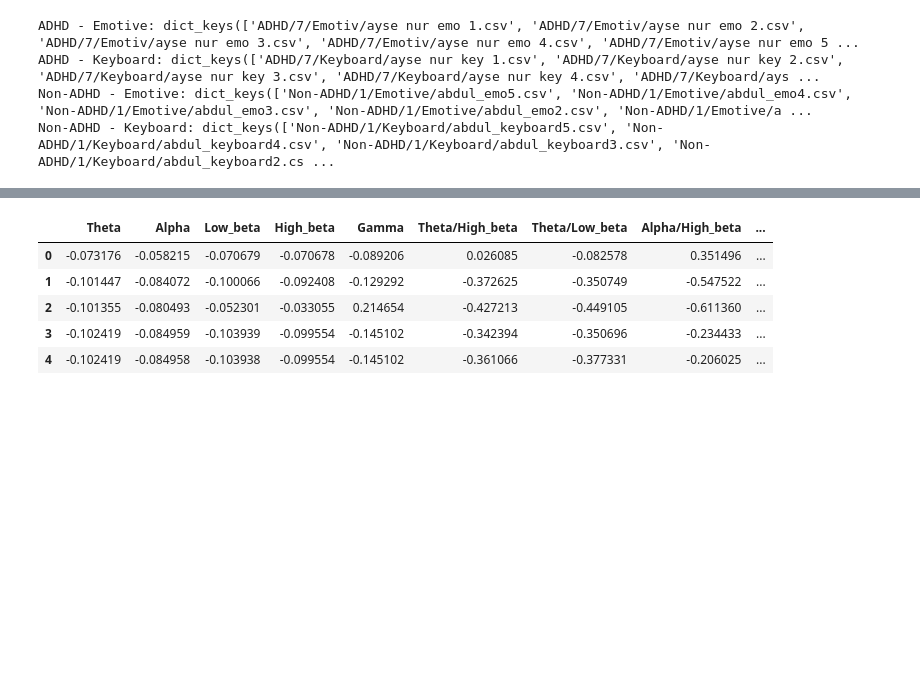
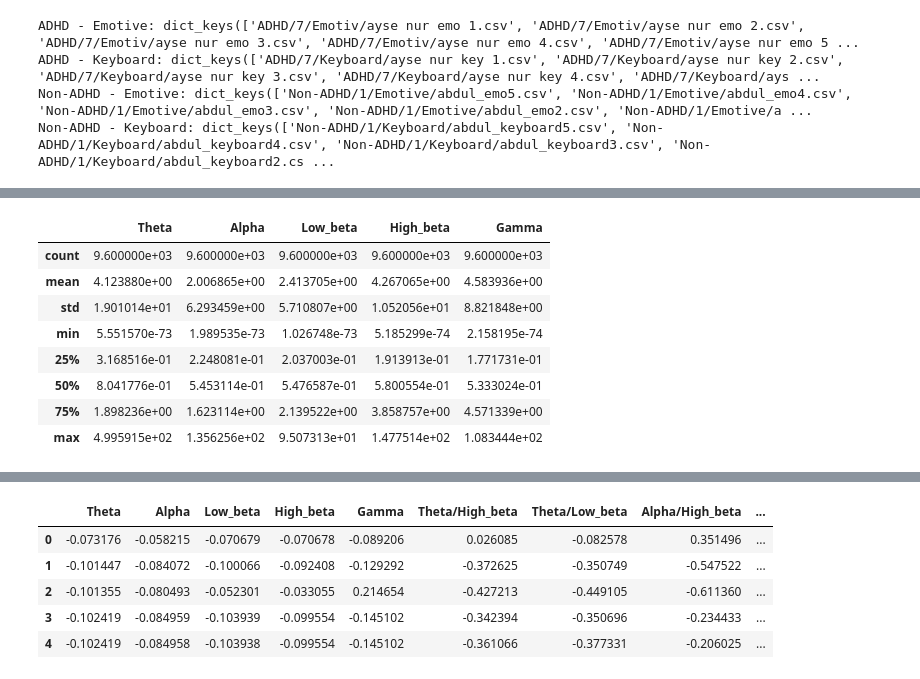
Before and after one commit to franitaa/ADHD-EEG-Game, a Jupyter notebook: ADHD_EEG_Game.ipynb, the cells around one changed output, grey strips where cells are left out. Cells and saved outputs as stored; diff of their text form; code cells hidden in the pictures; blank space fills up the shorter version.

```diff
--- a/ADHD_EEG_Game.ipynb
+++ b/ADHD_EEG_Game.ipynb
@@ -244,0 +236,12 @@ Non-ADHD - Keyboard (With Ratios): dict_keys(['Non-ADHD/1/Keyboard/abdul_keyboar
+# %%
+original_df.describe()
+# %% [output]
+|  | Theta | Alpha | Low_beta | High_beta | Gamma |
+| count | 9.600000e+03 | 9.600000e+03 | 9.600000e+03 | 9.600000e+03 | 9.600000e+03 |
+| mean | 4.123880e+00 | 2.006865e+00 | 2.413705e+00 | 4.267065e+00 | 4.583936e+00 |
+| std | 1.901014e+01 | 6.293459e+00 | 5.710807e+00 | 1.052056e+01 | 8.821848e+00 |
+| min | 5.551570e-73 | 1.989535e-73 | 1.026748e-73 | 5.185299e-74 | 2.158195e-74 |
+| 25% | 3.168516e-01 | 2.248081e-01 | 2.037003e-01 | 1.913913e-01 | 1.771731e-01 |
+| 50% | 8.041776e-01 | 5.453114e-01 | 5.476587e-01 | 5.800554e-01 | 5.333024e-01 |
+| 75% | 1.898236e+00 | 1.623114e+00 | 2.139522e+00 | 3.858757e+00 | 4.571339e+00 |
+| max | 4.995915e+02 | 1.356256e+02 | 9.507313e+01 | 1.477514e+02 | 1.083444e+02 |
```
Also changed, not shown: parts of 4 cells of this notebook.
